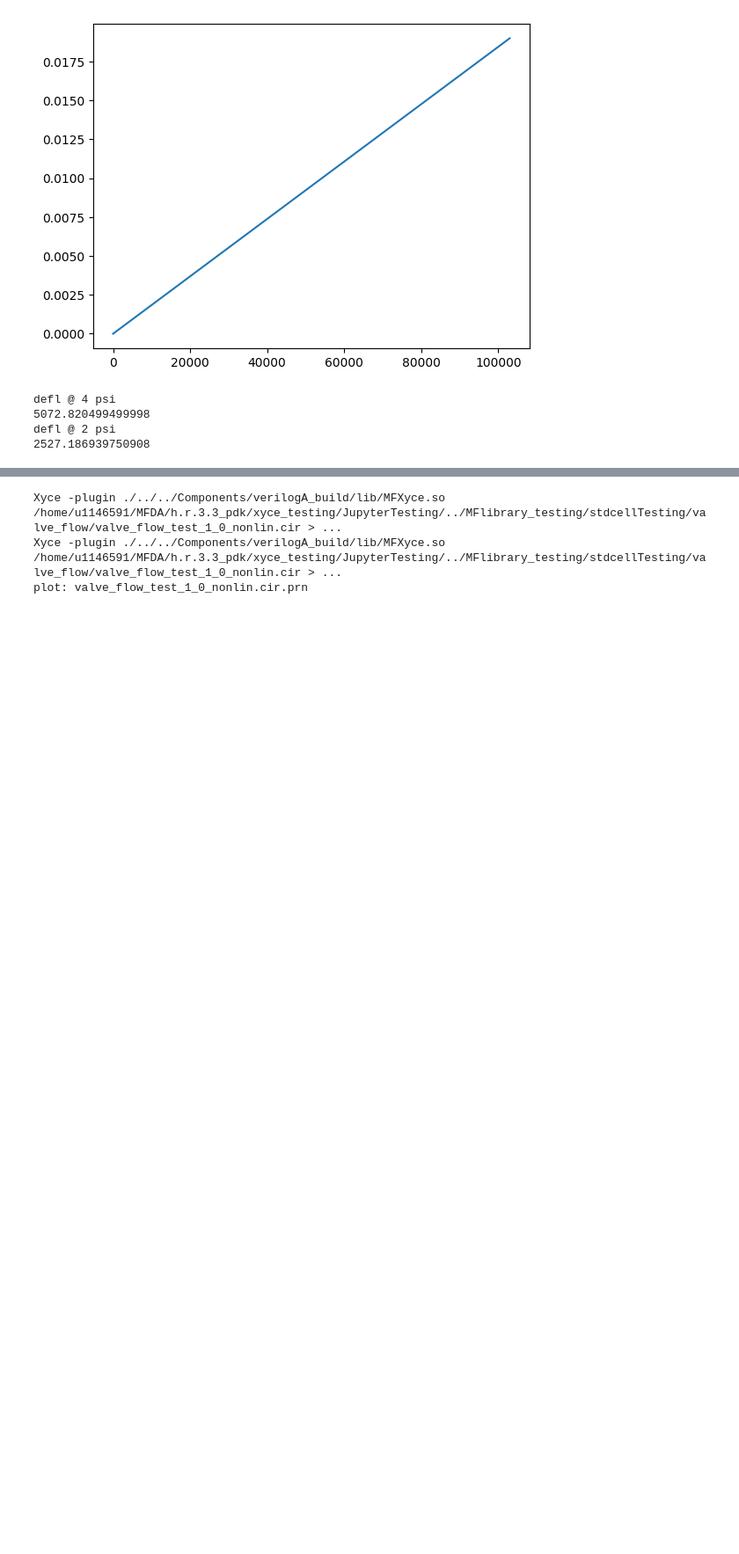
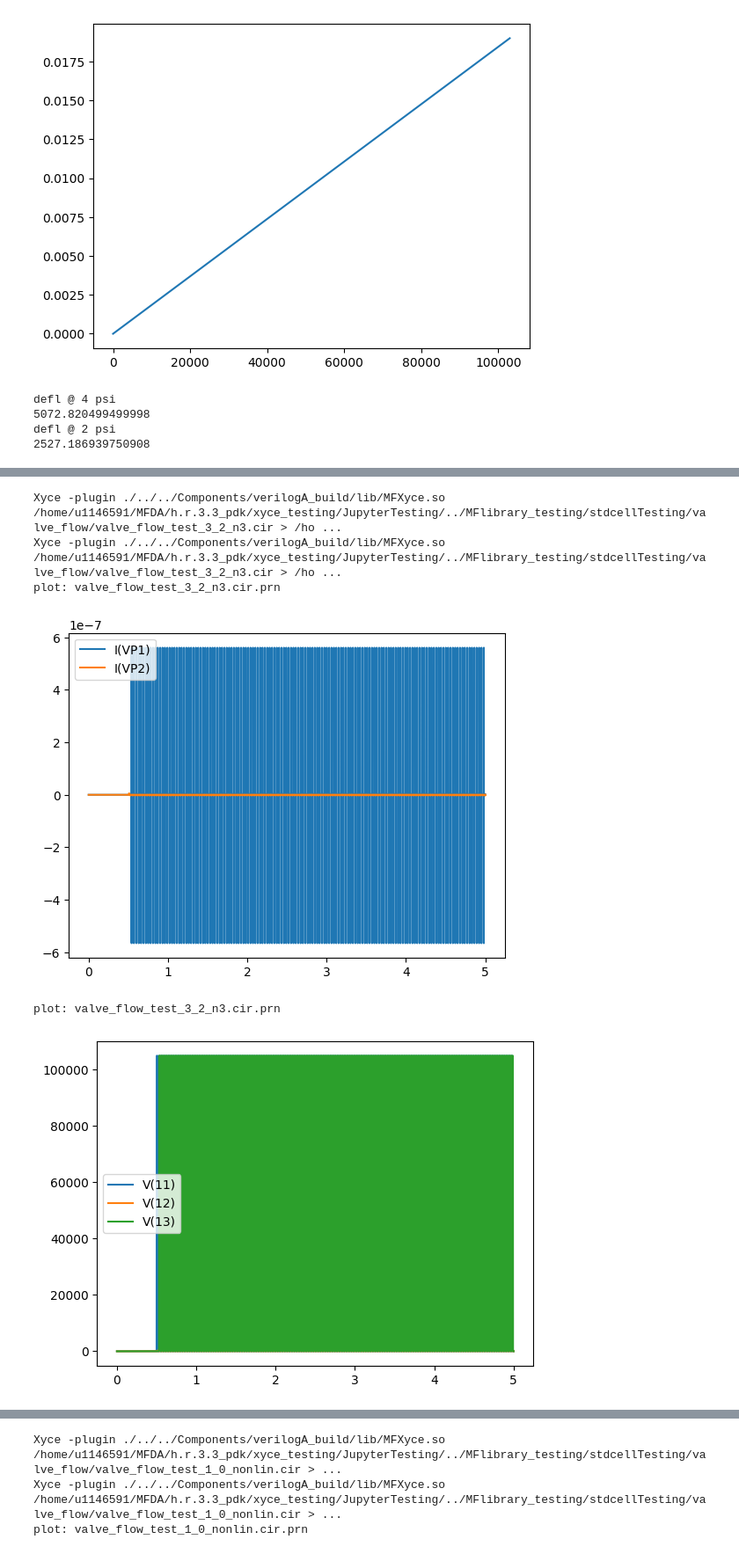
Before and after one commit to utah-MFDA/h.r.3.3_pdk, a Jupyter notebook: xyce_testing/JupyterTesting/valve_flow_test.ipynb, the cells around one changed output, grey strips where cells are left out. Shown at 88% size. Cells and saved outputs as stored; diff of their text form; code cells hidden in the pictures; blank space fills up the shorter version.

```diff
--- a/xyce_testing/JupyterTesting/valve_flow_test.ipynb
+++ b/xyce_testing/JupyterTesting/valve_flow_test.ipynb
@@ -312,0 +313,25 @@ r2 5 0 1k
+# %%
+cir = 'valve_flow_test_3_2_n3.cir'
+prn_f = val_t_dir+'/results/'+cir+'.prn'
+run_and_plot(lib, cir, plot_type="flow")
+plot_r(prn_f, plot_type='voltage')
+
+with open(val_t_dir+'/'+cir, 'r') as f:
+    for l in f:
+        print(l.replace('\n', ''))
+
+
+res = plot_result.load_prn(prn_f)
+tim  = res['TIME']
+I_vp = res['I(VP2)']
+
+I_vp_t = sum_cur(tim, I_vp, [1.0, 2.0]) * 60 / 1e-9 # 3s -> 1 min ; m^3 -> mm^3 = uL
+
+print(I_vp_t)
+# %% [output]
+Xyce -plugin ./../../Components/verilogA_build/lib/MFXyce.so /home/u1146591/MFDA/h.r.3.3_pdk/xyce_testing/JupyterTesting/../MFlibrary_testing/stdcellTesting/valve_flow/valve_flow_test_3_2_n3.cir > /ho ...
+Xyce -plugin ./../../Components/verilogA_build/lib/MFXyce.so /home/u1146591/MFDA/h.r.3.3_pdk/xyce_testing/JupyterTesting/../MFlibrary_testing/stdcellTesting/valve_flow/valve_flow_test_3_2_n3.cir > /ho ...
+plot: valve_flow_test_3_2_n3.cir.prn
+[figure, added]
+plot: valve_flow_test_3_2_n3.cir.prn
+[figure, added]
```
Also changed, not shown: parts of 4 cells of this notebook, 11 other files.
